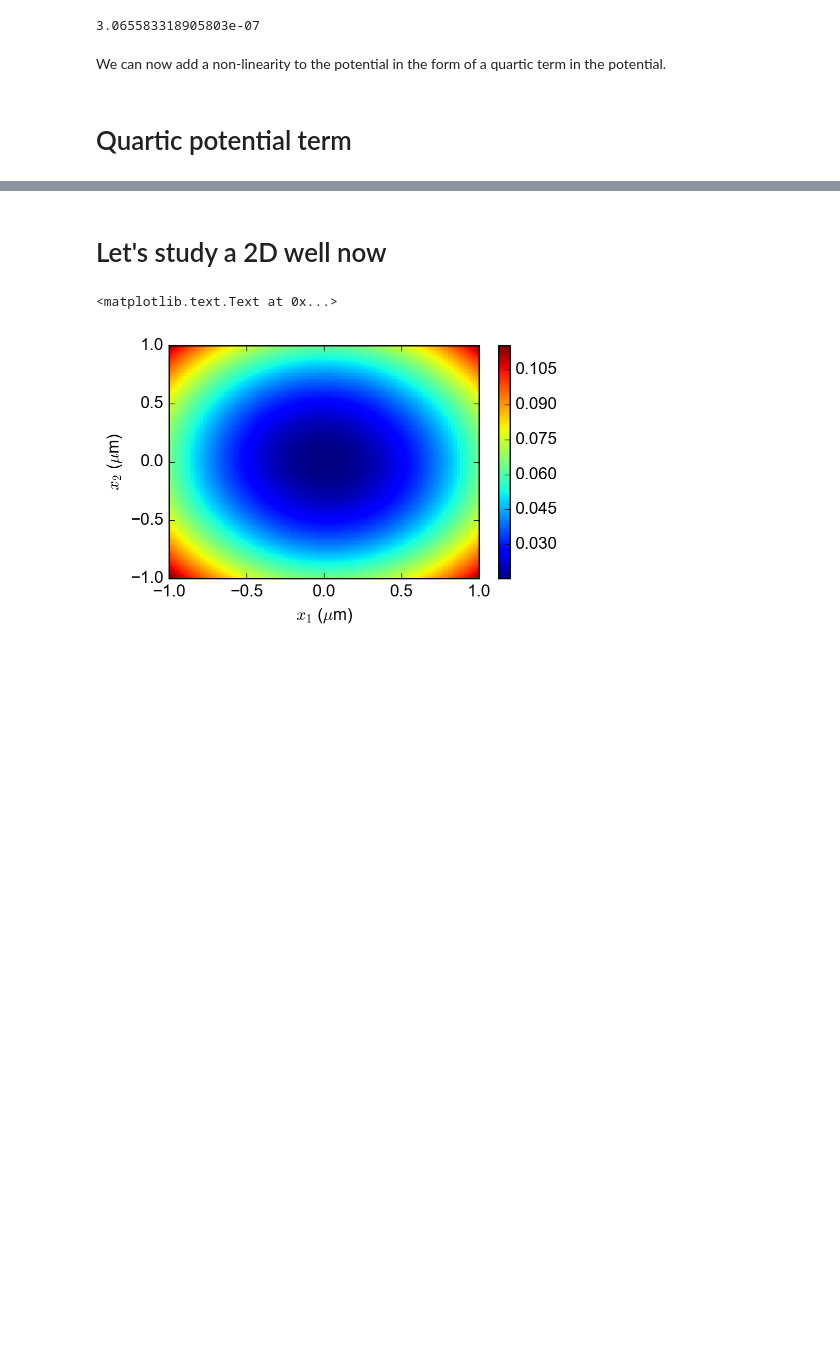
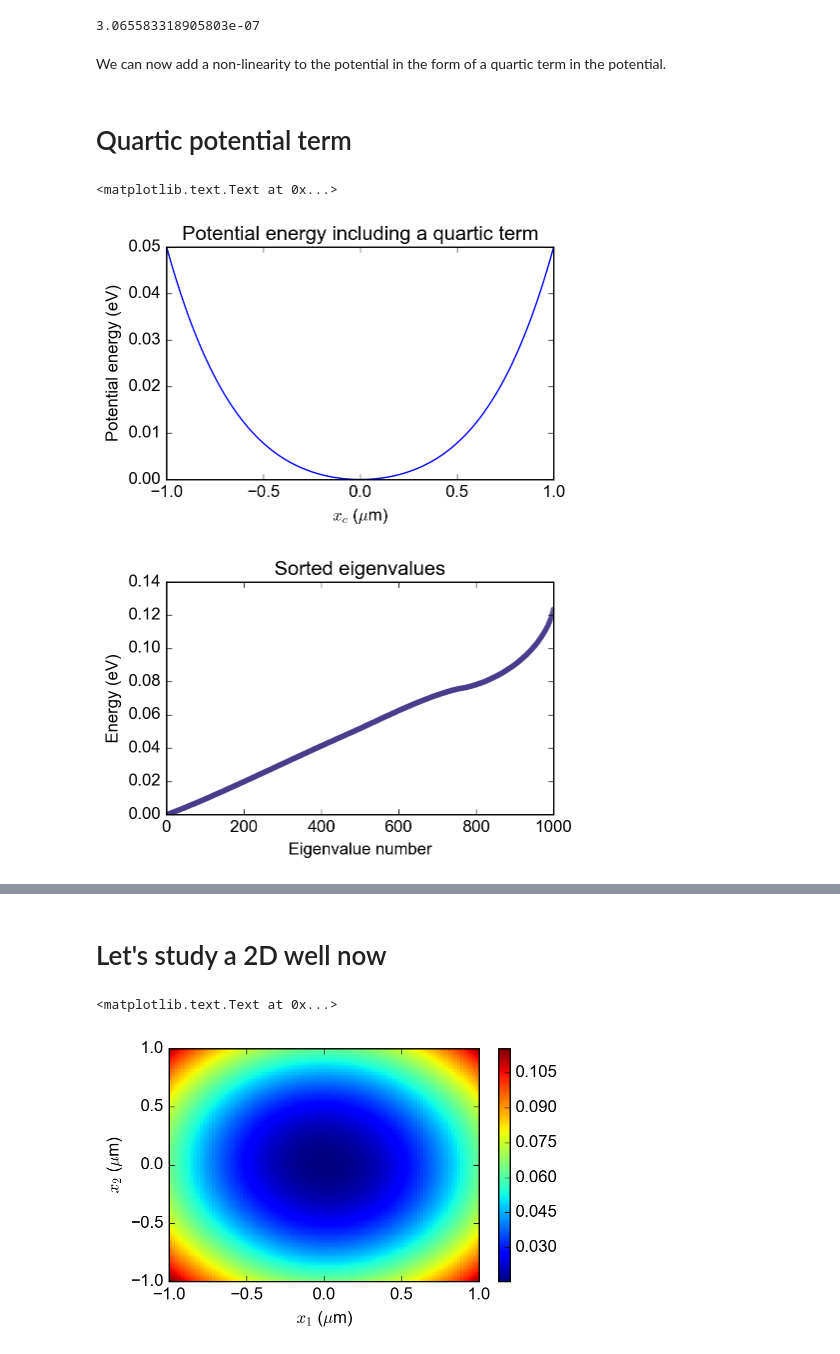
Before and after one commit to gkoolstra/ipython-notebooks, a Jupyter notebook: 20170413 - Two electrons in a well.ipynb, the cells around one changed output, grey strips where cells are left out. Saved outputs shown, nothing was run; the diff lists cells and outputs as text; code cells hidden in the pictures; blank space fills up the shorter version.

```diff
--- a/20170413 - Two electrons in a well.ipynb
+++ b/20170413 - Two electrons in a well.ipynb
@@ -169,3 +172,40 @@ This corresponds to the maximum of the wave function that's depicted above. We c
 We can now add a non-linearity to the potential in the form of a quartic term in the potential.
 # %% [markdown]
 # Quartic potential term
+# %%
+def quartic(V):
+    k0 = 1e23
+    return k0 * V
+
+def Uc_quartic(x, V):
+    return 1/4. *  qe * (trap_curv(V) * np.diag(x**2) + quartic(V) * np.diag(x**4))
+
+def setup_eqs(xc, V):
+    second_deriv = -np.diag(hbar**2/(me*dxc**2) * np.ones(len(xc)-1),k=-1) +\
+                   -np.diag(hbar**2/(me*dxc**2) * np.ones(len(xc)-1),k=+1) + \
+                   +np.diag(2*hbar**2/(me*dxc**2) * np.ones(len(xc)))
+
+    return second_deriv + Uc_quartic(xc,V)
+
+evals, evecs = np.linalg.eig(setup_eqs(xc, 1.0))
+order = np.argsort(evals)
+
+plt.figure(figsize=(5.,3.))
+common.configure_axes(12)
+plt.plot(xc*1E6, np.diag(Uc_quartic(xc, 1.0)) / qe)
+plt.title("Potential energy including a quartic term")
+# for n in range(3):
+#     plt.hlines(evals[order[n]]/qe, -1, 1)
+plt.xlabel("$x_c$ ($\mu$m)")
+plt.ylabel("Potential energy (eV)")
+
+plt.figure(figsize=(5.,3.))
+common.configure_axes(12)
+plt.title("Sorted eigenvalues")
+plt.plot(evals[order]/qe, 'o', **common.plot_opt(color='darkslateblue', msize=3))
+plt.xlabel("Eigenvalue number")
+plt.ylabel("Energy (eV)")
+# %% [output]
+<matplotlib.text.Text at 0x...>
+[figure, added]
+[figure, added]
```
Also changed, not shown: parts of 3 cells of this notebook, 3 other files.
